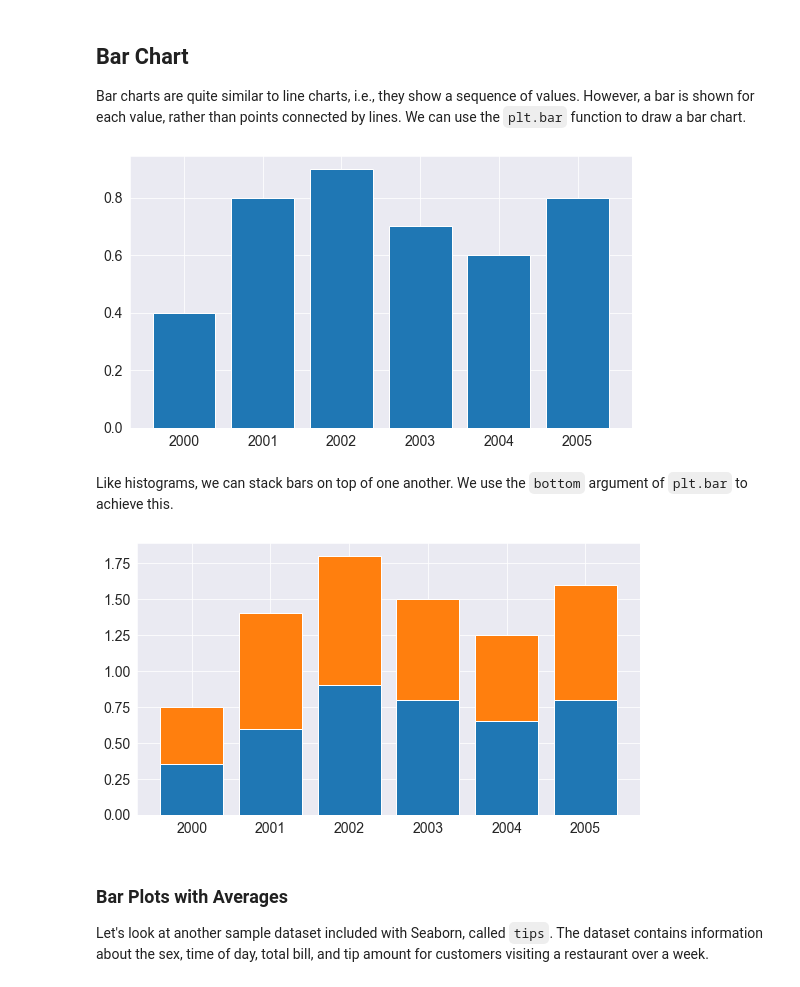
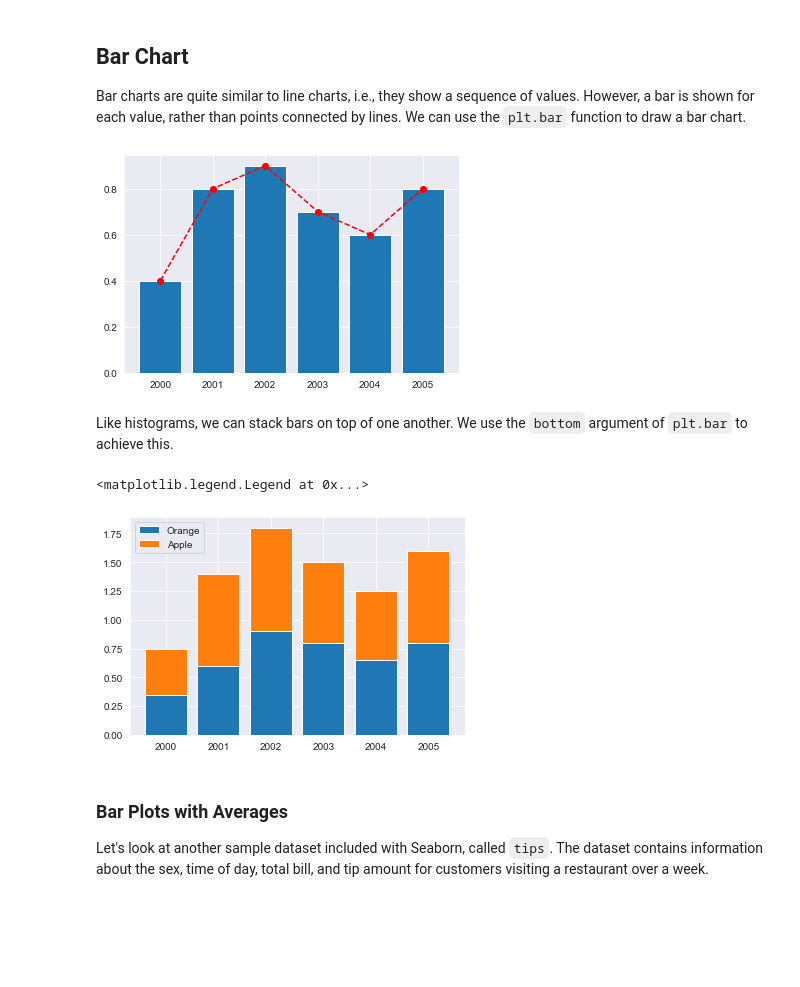
Before and after one commit to magicWiss/data_analyst_corso, a Jupyter notebook: Corso/3.LezioneVisualizzazione/Lezione/python-matplotlib-data-visualization.ipynb, the cells around one changed output. Cells and saved outputs as stored; diff of their text form; code cells hidden in the pictures; blank space fills up the shorter version.

Commit message:
Lezione data visua.

```diff
--- a/Corso/3.LezioneVisualizzazione/Lezione/python-matplotlib-data-visualization.ipynb
+++ b/Corso/3.LezioneVisualizzazione/Lezione/python-matplotlib-data-visualization.ipynb
@@ -443,15 +431,18 @@ apples = [0.35, 0.6, 0.9, 0.8, 0.65, 0.8]
 oranges = [0.4, 0.8, 0.9, 0.7, 0.6, 0.8]
 # %%
 plt.bar(years, oranges);
+plt.plot(years,oranges,'o--r');
 # %% [output]
-[figure, old version]
+[figure, new version]
 # %% [markdown]
 Like histograms, we can stack bars on top of one another. We use the `bottom` argument of `plt.bar` to achieve this.
 # %%
 plt.bar(years, apples)
 plt.bar(years, oranges, bottom=apples);
+plt.legend(['Orange','Apple'])
 # %% [output]
+<matplotlib.legend.Legend at 0x...>
-[figure, old version]
+[figure, new version]
 # %% [markdown]
 ### Bar Plots with Averages
 
```
Also changed, not shown: parts of 23 cells of this notebook, 1 other file.
